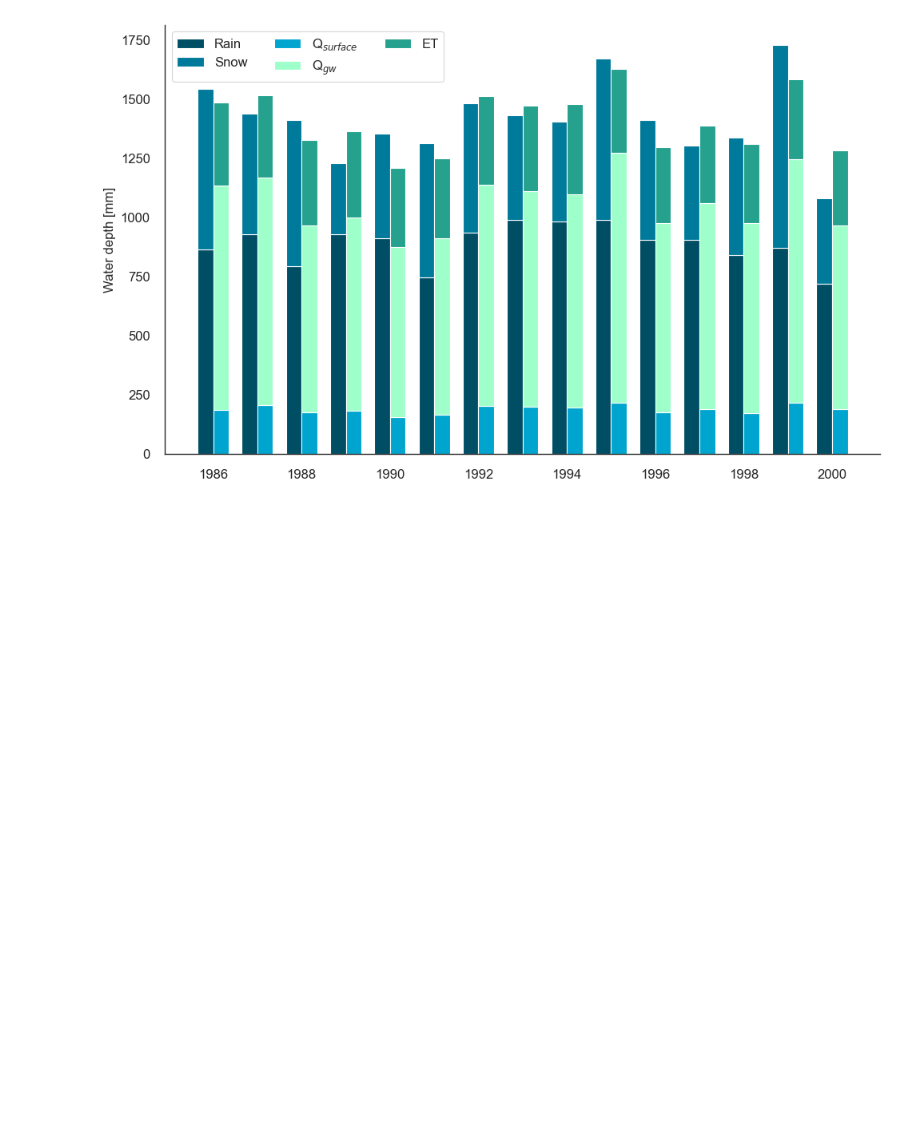
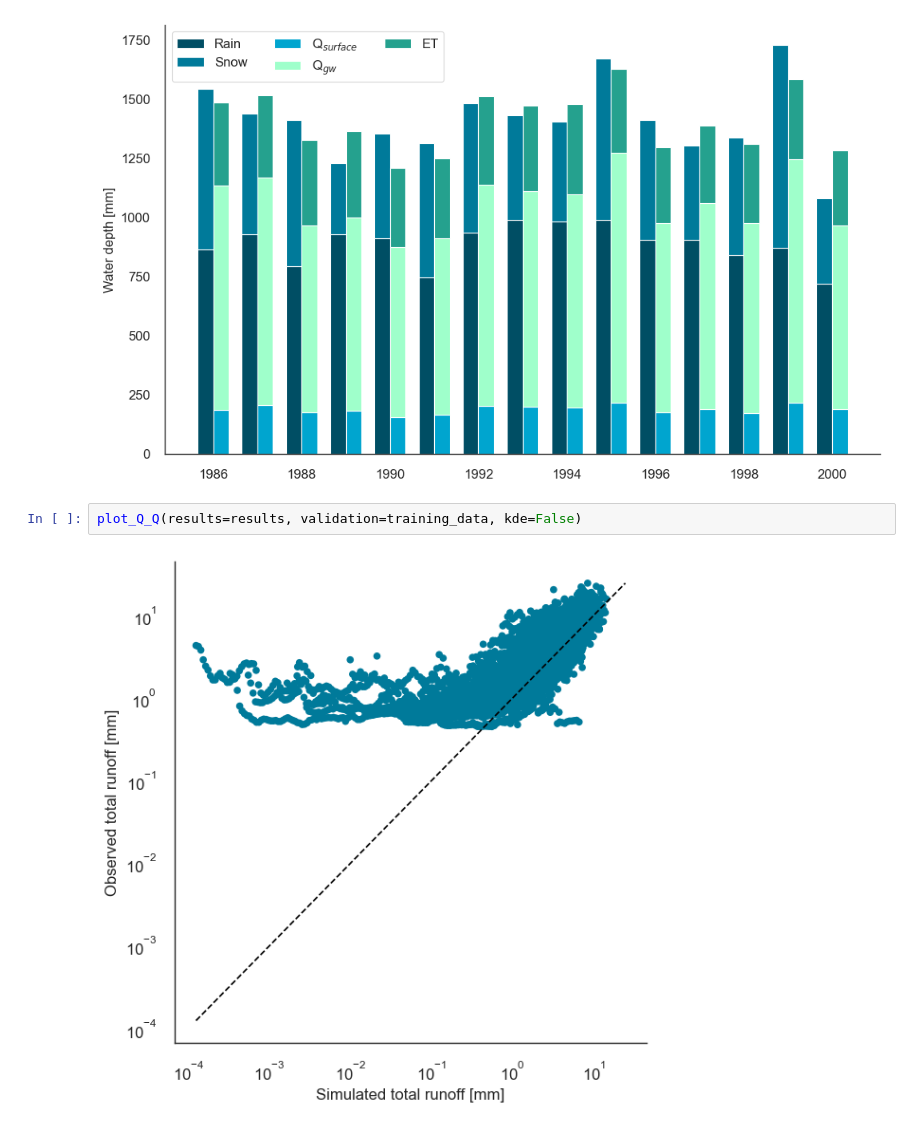
Before and after one commit to CooperBigFoot/bucket-model, a Jupyter notebook: test_run.ipynb, the cells around one changed output. Saved outputs shown, nothing was run; the diff lists cells and outputs as text; blank space fills up the shorter version.

```diff
--- a/test_run.ipynb
+++ b/test_run.ipynb
@@ -72,3 +72,7 @@ results
 plot_water_balance(results)
 # %% [output]
 [figure]
+# %%
+plot_Q_Q(results=results, validation=training_data, kde=False)
+# %% [output]
+[figure, added]
```
Also changed, not shown: parts of 1 cell of this notebook, 3 other files.
